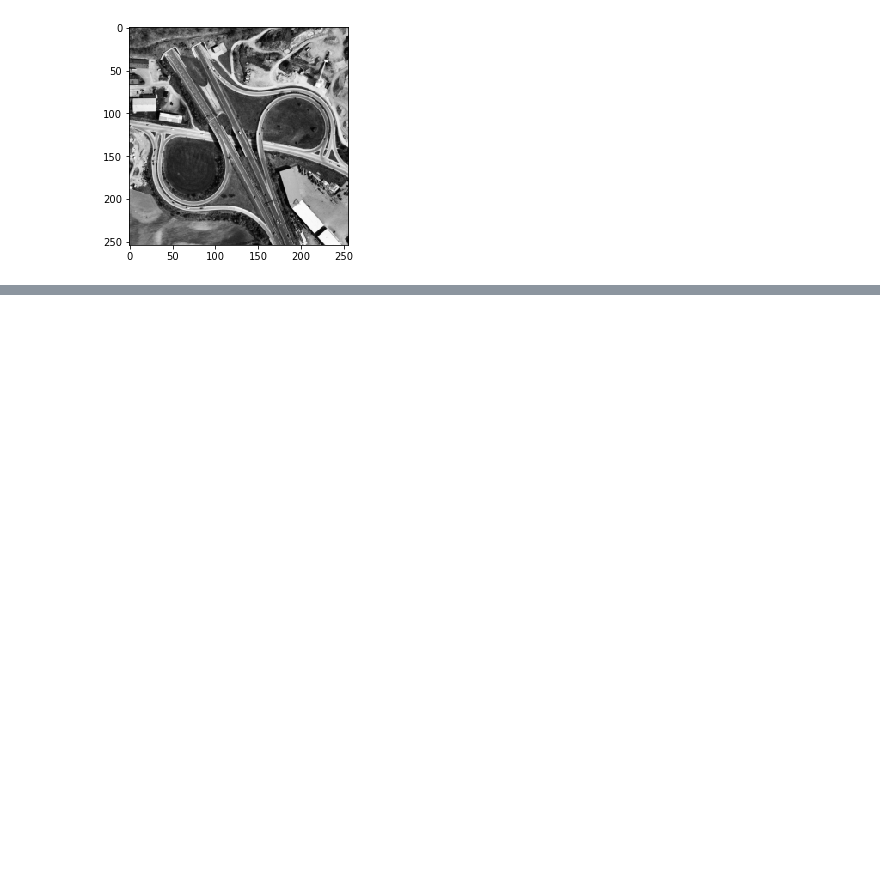
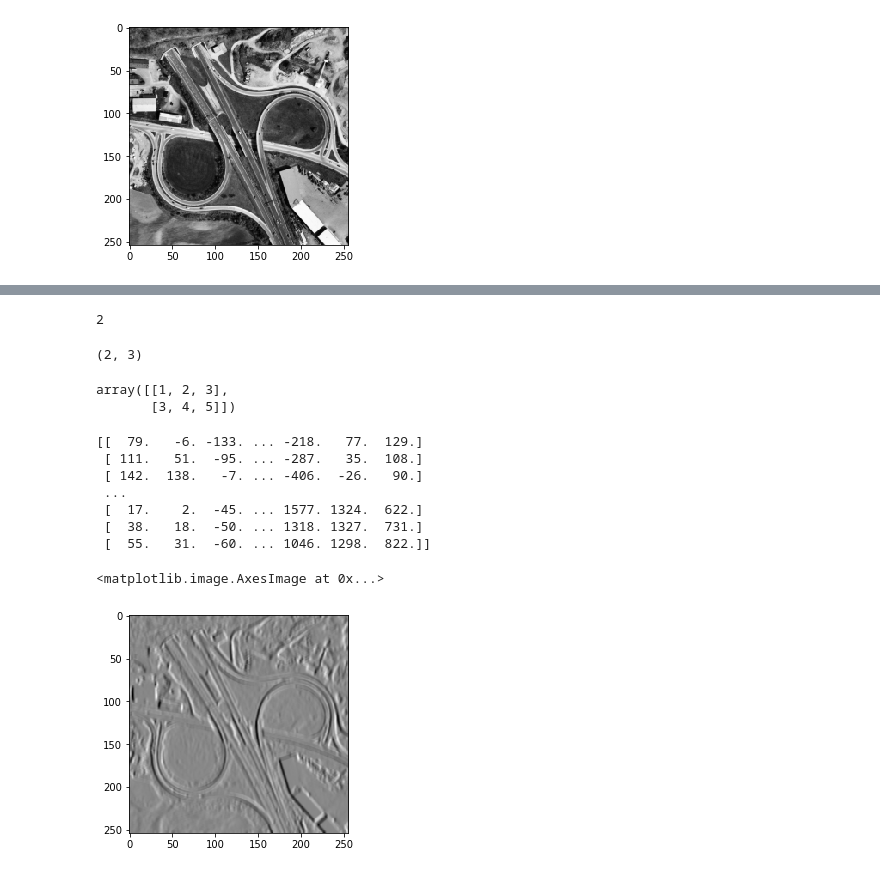
Before and after one commit to BHernandez18/Laboratorios---Procesamiento-de-Imagenes, a Jupyter notebook: Laboratorio 2 - Convolución y Filtros/Laboratorio 2.ipynb, the cells around one changed output, grey strips where cells are left out. Saved outputs shown, nothing was run; the diff lists cells and outputs as text; code cells hidden in the pictures; blank space fills up the shorter version.

Commit message:
[LAB 2] Convolve function done. Currently working on "anisodiff"

```diff
--- a/Laboratorio 2 - Convolución y Filtros/Laboratorio 2.ipynb
+++ b/Laboratorio 2 - Convolución y Filtros/Laboratorio 2.ipynb
@@ -104,2 +152,28 @@ plt.imshow(image[0:100, 0:100])
 # %%
-3//2
+5//2
+# %% [output]
+2
+# %%
+a.shape
+# %% [output]
+(2, 3)
+# %%
+a[0:2]
+# %% [output]
+array([[1, 2, 3],
+       [3, 4, 5]])
+# %%
+kernel_detector_bordes = np.array([[1,2,0,-2,-1]]*5)
+a = convolve(image, kernel_detector_bordes)
+print(a)
+plt.imshow(a, cmap='gray')
+# %% [output]
+[[  79.   -6. -133. ... -218.   77.  129.]
+ [ 111.   51.  -95. ... -287.   35.  108.]
+ [ 142.  138.   -7. ... -406.  -26.   90.]
+ ...
+ [  17.    2.  -45. ... 1577. 1324.  622.]
+ [  38.   18.  -50. ... 1318. 1327.  731.]
+ [  55.   31.  -60. ... 1046. 1298.  822.]]
+<matplotlib.image.AxesImage at 0x...>
+[figure, added]
```
Also changed, not shown: parts of 6 cells of this notebook, 1 other file.
